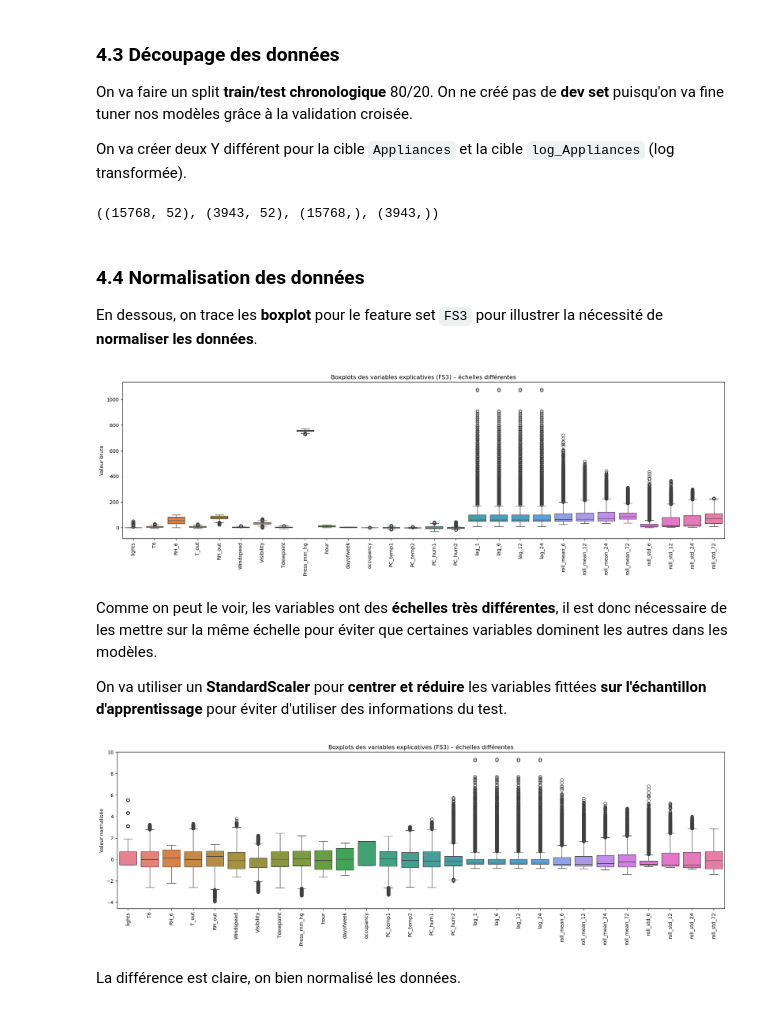
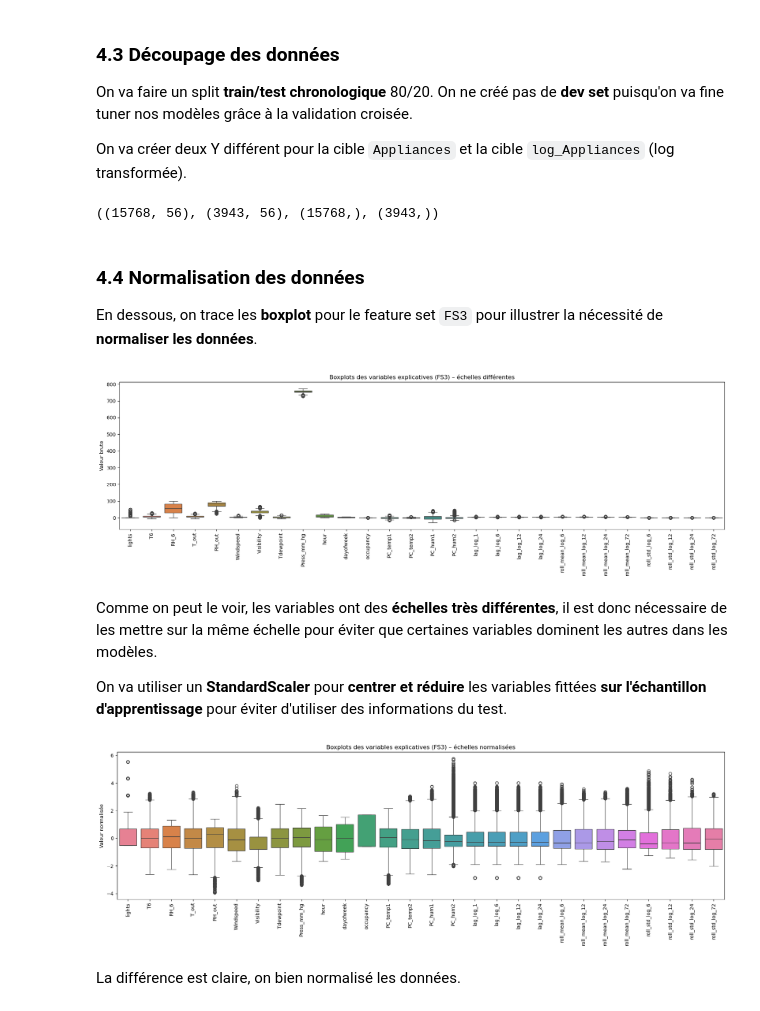
Before and after one commit to issagith/energy-consumption-prediction, a Jupyter notebook: main.ipynb, the cells around one changed output. Cells and saved outputs as stored; diff of their text form; code cells hidden in the pictures.

Commit message:
fix: correct lags for log appliances

```diff
--- a/main.ipynb
+++ b/main.ipynb
@@ -667,6 +667,7 @@ Les **statistiques glissantes** (rolling) :
 lags = [1, 6, 12, 24]  # en pas de 10 min : 1→10 min, 6→1 h, 12→2 h, 24→4 h
 for lag in lags:
     df[f'lag_{lag}'] = df['Appliances'].shift(lag)
+    df[f'lag_log_{lag}'] = df['log_Appliances'].shift(lag)
 # %% [markdown]
 Les lags ajoutent une **mémoire** temporaire :
 - `lag_1` capture l’effet “10 min avant”,
@@ -808,8 +814,9 @@ fs2 = [col for col in fs1 if col not in temp_hum_cols] + ['PC_temp1', 'PC_temp2'
 lags    = [1,6,12,24]     # en pas de 10 min
 windows = [6,12,24,72]    # 1h, 2h, 4h, 12h
 fs3 = fs2 + [f'lag_{l}' for l in lags] + [f'roll_mean_{w}' for w in windows] + [f'roll_std_{w}' for w in windows]
+fs3_log = fs2 + [f'lag_log_{l}' for l in lags] + [f'roll_mean_log_{w}' for w in windows] + [f'roll_std_log_{w}' for w in windows]
 
-feature_sets = {'FS0': fs0, 'FS1': fs1, 'FS2': fs2, 'FS3': fs3}
+feature_sets = {'FS0': fs0, 'FS1': fs1, 'FS2': fs2, 'FS3': fs3, 'FS3_log': fs3_log}
 
 # nombre de features par feature set
 print("Nombre de features par feature set :")
@@ -839,7 +847,7 @@ y_test, y_test_log = df.iloc[cutoff:]['Appliances'], df.iloc[cutoff:]['log_Appli
 
 X_train.shape, X_test.shape, y_train.shape, y_test.shape
 # %% [output]
-((15768, 52), (3943, 52), (15768,), (3943,))
+((15768, 56), (3943, 56), (15768,), (3943,))
 # %% [markdown]
 ### 4.4 Normalisation des données
 
@@ -854,7 +862,7 @@ plt.ylabel("Valeur brute")
 plt.tight_layout()
 plt.show()
 # %% [output]
-[figure, old version]
+[figure, new version]
 # %% [markdown]
 Comme on peut le voir, les variables ont des **échelles très différentes**, il est donc nécessaire de les mettre sur la même échelle pour éviter que certaines variables dominent les autres dans les modèles.
 
@@ -869,17 +877,17 @@ X_test_scaled = scaler.transform(X_test)
 # %%
 # Convert X_train_scaled back to DataFrame with correct column names for FS3
 import pandas as pd
 
 X_train_scaled_df = pd.DataFrame(X_train_scaled, columns=X_train.columns)
 plt.figure(figsize=(18, 6))
 sns.boxplot(data=X_train_scaled_df[feature_sets['FS3']])
 plt.xticks(rotation=90)
-plt.title("Boxplots des variables explicatives (FS3) – échelles différentes")
+plt.title("Boxplots des variables explicatives (FS3) – échelles normalisées")
 plt.ylabel("Valeur normalisée")
 plt.tight_layout()
 plt.show()
 # %% [output]
-[figure, old version]
+[figure, new version]
 # %% [markdown]
 La différence est claire, on bien normalisé les données.
 # %% [markdown]
```
Also changed, not shown: parts of 5 cells of this notebook.
